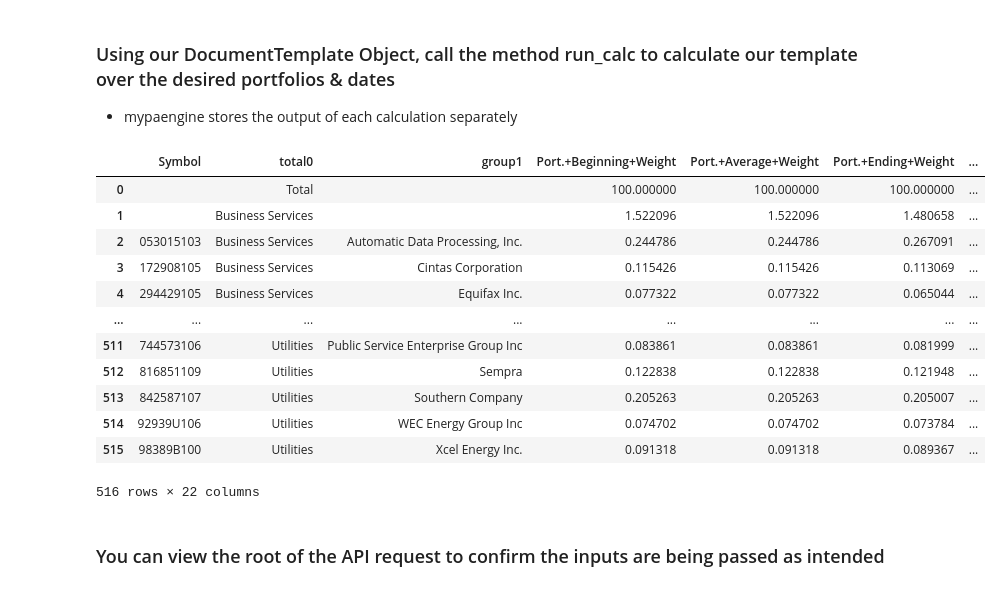
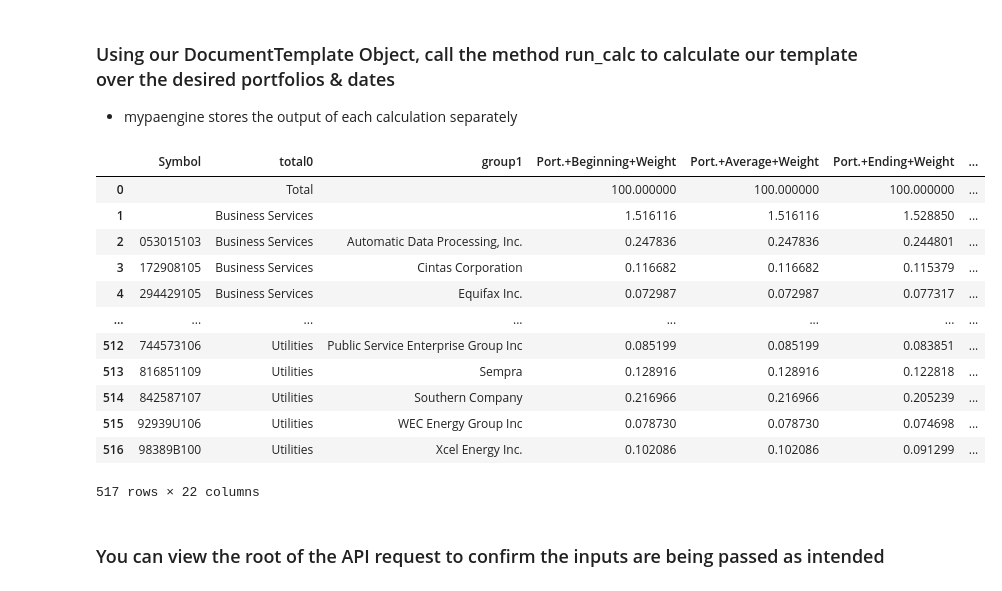
Before and after one commit to nurciuoli/FdsPy, a Jupyter notebook: DEMO_mypaengine_notebook.ipynb, the cells around one changed output. Saved outputs shown, nothing was run; the diff lists cells and outputs as text; code cells hidden in the pictures.

```diff
--- a/DEMO_mypaengine_notebook.ipynb
+++ b/DEMO_mypaengine_notebook.ipynb
@@ -27,35 +27,35 @@ pa_doc = pa.DocumentTemplate(
 # %%
 #Define PA Inputs
 portfolios = ['LION:SPY-US','LION:IVV-US']
 benchmarks = ['BENCH:SP50','BENCH:SP50']
-startdate = '-1M'
-enddate = '0M'
+startdate = '-2M'
+enddate = '-1M'
 
 freq = 'Single'
 pa_doc.run_calc(
                portfolios,
                benchmarks,
                start_date = startdate,
                end_date = enddate,
                frequency = freq,
                curr = 'USD',
                mode= 'B&H'
               )
 pa_doc.data[list(pa_doc.data.keys())[0]][0]
 # %% [output]
 |  | Symbol | total0 | group1 | Port.+Beginning+Weight | Port.+Average+Weight | Port.+Ending+Weight | ... |
 | 0 |  | Total |  | 100.000000 | 100.000000 | 100.000000 | ... |
-| 1 |  | Business Services |  | 1.522096 | 1.522096 | 1.480658 | ... |
-| 2 | 053015103 | Business Services | Automatic Data Processing, Inc. | 0.244786 | 0.244786 | 0.267091 | ... |
-| 3 | 172908105 | Business Services | Cintas Corporation | 0.115426 | 0.115426 | 0.113069 | ... |
-| 4 | 294429105 | Business Services | Equifax Inc. | 0.077322 | 0.077322 | 0.065044 | ... |
+| 1 |  | Business Services |  | 1.516116 | 1.516116 | 1.528850 | ... |
+| 2 | 053015103 | Business Services | Automatic Data Processing, Inc. | 0.247836 | 0.247836 | 0.244801 | ... |
+| 3 | 172908105 | Business Services | Cintas Corporation | 0.116682 | 0.116682 | 0.115379 | ... |
+| 4 | 294429105 | Business Services | Equifax Inc. | 0.072987 | 0.072987 | 0.077317 | ... |
 | ... | ... | ... | ... | ... | ... | ... | ... |
-| 511 | 744573106 | Utilities | Public Service Enterprise Group Inc | 0.083861 | 0.083861 | 0.081999 | ... |
-| 512 | 816851109 | Utilities | Sempra | 0.122838 | 0.122838 | 0.121948 | ... |
-| 513 | 842587107 | Utilities | Southern Company | 0.205263 | 0.205263 | 0.205007 | ... |
-| 514 | 92939U106 | Utilities | WEC Energy Group Inc | 0.074702 | 0.074702 | 0.073784 | ... |
-| 515 | 98389B100 | Utilities | Xcel Energy Inc. | 0.091318 | 0.091318 | 0.089367 | ... |
+| 512 | 744573106 | Utilities | Public Service Enterprise Group Inc | 0.085199 | 0.085199 | 0.083851 | ... |
+| 513 | 816851109 | Utilities | Sempra | 0.128916 | 0.128916 | 0.122818 | ... |
+| 514 | 842587107 | Utilities | Southern Company | 0.216966 | 0.216966 | 0.205239 | ... |
+| 515 | 92939U106 | Utilities | WEC Energy Group Inc | 0.078730 | 0.078730 | 0.074698 | ... |
+| 516 | 98389B100 | Utilities | Xcel Energy Inc. | 0.102086 | 0.102086 | 0.091299 | ... |
-516 rows × 22 columns
+517 rows × 22 columns
 # %% [markdown]
 ### You can view the root of the API request to confirm the inputs are being passed as intended
 # %%
```
Also changed, not shown: parts of 3 cells of this notebook, 1 other file.
